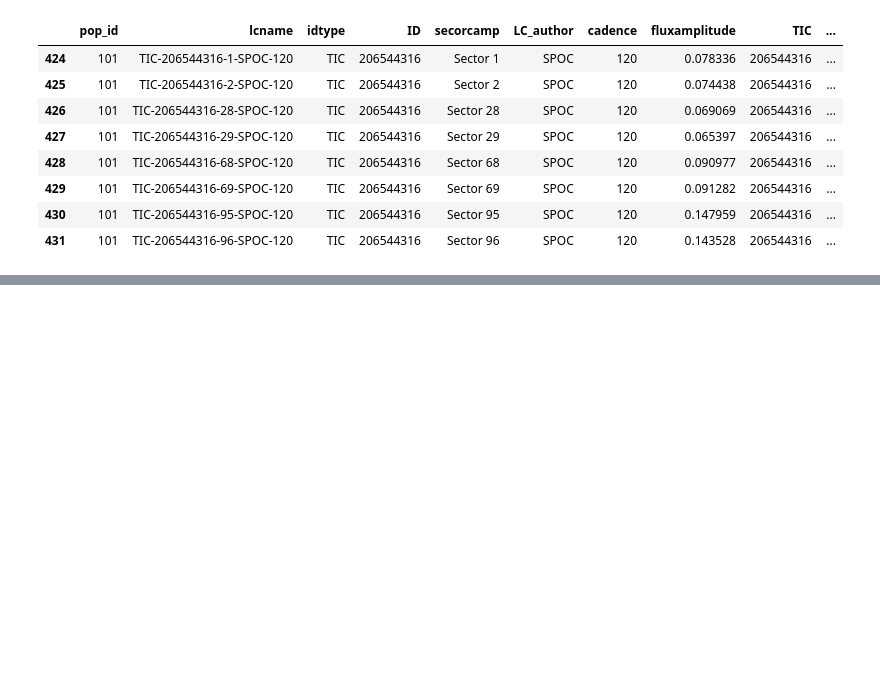
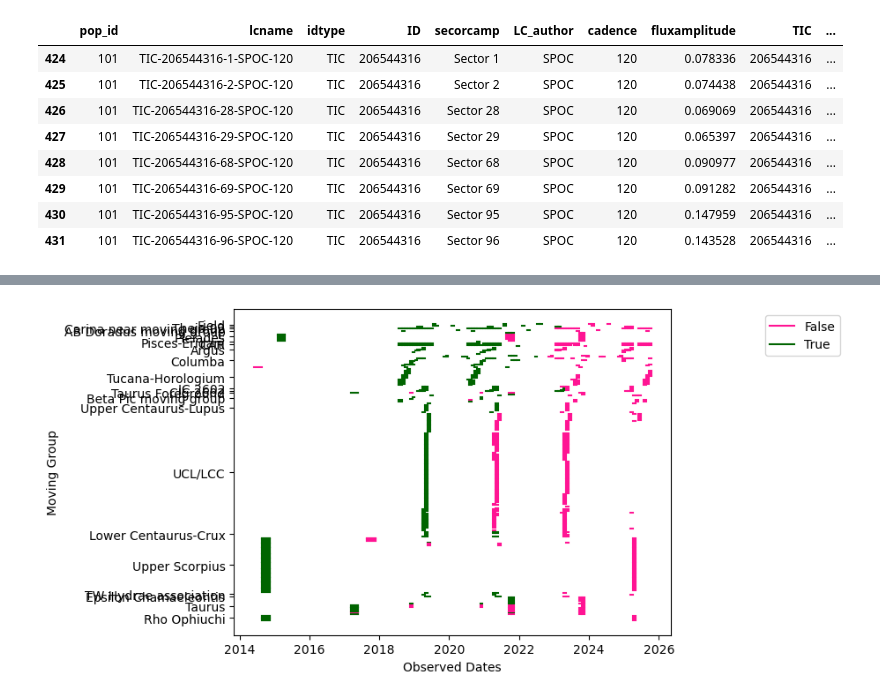
Before and after one commit to sarahedraves/complexrotators, a Jupyter notebook: makingtable/newbaselineplot.ipynb, the cells around one changed output, grey strips where cells are left out. Drawn from its saved outputs; the diff is of its cells as text; code cells hidden in the pictures; blank space fills up the shorter version.

Commit message:
changing age of object 124 and updating baseline plot

```diff
--- a/makingtable/newbaselineplot.ipynb
+++ b/makingtable/newbaselineplot.ipynb
@@ -186,0 +182,9 @@ lctable.to_csv("papertable5.csv", index=False)
+# %%
+groups = lctable.groupby('group')['age_Myr'].apply(lambda x: list(set(x.dropna()))).reset_index()
+groups.columns = ['group', 'age_Myr']
+# %%
+groups['age_Myr'] = groups['age_Myr'].apply(lambda x: x[0] if len(x) > 0 else float('nan'))
+# %%
+groups = groups.sort_values(by=['age_Myr', 'group'], ascending=[True, True], na_position='last').reset_index(drop=True)
+# %%
+groups = pd.concat([groups.iloc[:-2], groups.iloc[[-1, -2]]], ignore_index=True)
@@ -186,0 +243,18 @@ lctable.to_csv("papertable5.csv", index=False)
+# %%
+for index, row in plottingtable.iterrows():
+    x1=row.Start
+    x2=row.Stop
+    ycoord=row.display_order
+    plt.plot([x1,x2],[ycoord,ycoord],color=row.color,label=row.seen_before)
+plt.ylabel('Moving Group')
+plt.xlabel('Observed Dates')
+plt.yticks(group_label_positions['label_position'], group_label_positions['group'])
+handles, labels = plt.gca().get_legend_handles_labels()
+unique = dict(zip(labels, handles))
+sorted_items = sorted(unique.items(), key=lambda item: item[0])
+sorted_labels, sorted_handles = zip(*sorted_items)
+plt.legend(sorted_handles, sorted_labels, loc='upper right', bbox_to_anchor=(1.4, 1))
+plt.savefig('BaselineFigurev2.png',bbox_inches='tight')
+plt.show()
+# %% [output]
+[figure, added]
```
Also changed, not shown: parts of 5 cells of this notebook, 12 other files.
